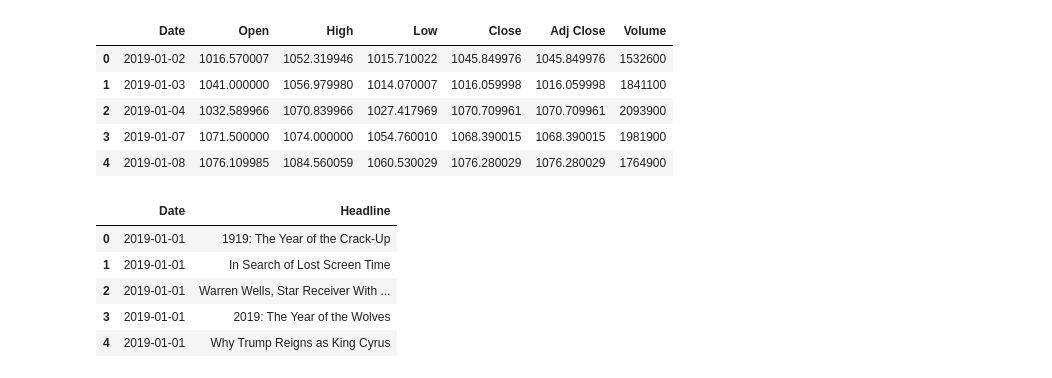
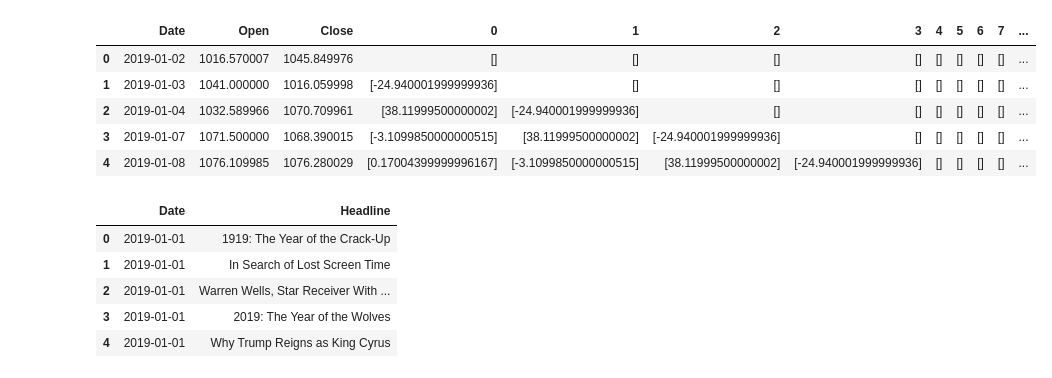
Before and after one commit to ItsMarcusLol/DeepStockNLP, a Jupyter notebook: Clean-CSV's/Clean_Headlines.ipynb, the cells around one changed output. Cells and saved outputs as stored; diff of their text form; code cells hidden in the pictures.

Commit message:
Added the new columns from the price_csv, so final ouput csv has the trend columns

```diff
--- a/Clean-CSV's/Clean_Headlines.ipynb
+++ b/Clean-CSV's/Clean_Headlines.ipynb
@@ -4,15 +4,15 @@ import numpy as np
 
 from datetime import datetime
 # %%
-prices = pd.read_csv(r'GOOG_01_2019.csv')
+prices = pd.read_csv(r'2019_with_trend.csv')
 
 
 prices.head()
 # %% [output]
-|  | Date | Open | High | Low | Close | Adj Close | Volume |
-| 0 | 2019-01-02 | 1016.570007 | 1052.319946 | 1015.710022 | 1045.849976 | 1045.849976 | 1532600 |
-| 1 | 2019-01-03 | 1041.000000 | 1056.979980 | 1014.070007 | 1016.059998 | 1016.059998 | 1841100 |
-| 2 | 2019-01-04 | 1032.589966 | 1070.839966 | 1027.417969 | 1070.709961 | 1070.709961 | 2093900 |
-| 3 | 2019-01-07 | 1071.500000 | 1074.000000 | 1054.760010 | 1068.390015 | 1068.390015 | 1981900 |
-| 4 | 2019-01-08 | 1076.109985 | 1084.560059 | 1060.530029 | 1076.280029 | 1076.280029 | 1764900 |
+|  | Date | Open | Close | 0 | 1 | 2 | 3 | 4 | 5 | 6 | 7 | ... |
+| 0 | 2019-01-02 | 1016.570007 | 1045.849976 | [] | [] | [] | [] | [] | [] | [] | [] | ... |
+| 1 | 2019-01-03 | 1041.000000 | 1016.059998 | [-24.940001999999936] | [] | [] | [] | [] | [] | [] | [] | ... |
+| 2 | 2019-01-04 | 1032.589966 | 1070.709961 | [38.11999500000002] | [-24.940001999999936] | [] | [] | [] | [] | [] | [] | ... |
+| 3 | 2019-01-07 | 1071.500000 | 1068.390015 | [-3.1099850000000515] | [38.11999500000002] | [-24.940001999999936] | [] | [] | [] | [] | [] | ... |
+| 4 | 2019-01-08 | 1076.109985 | 1076.280029 | [0.17004399999996167] | [-3.1099850000000515] | [38.11999500000002] | [-24.940001999999936] | [] | [] | [] | [] | ... |
 # %%
```
Also changed, not shown: parts of 9 cells of this notebook.
